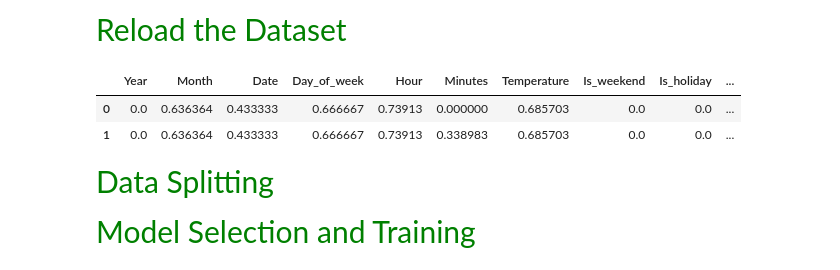
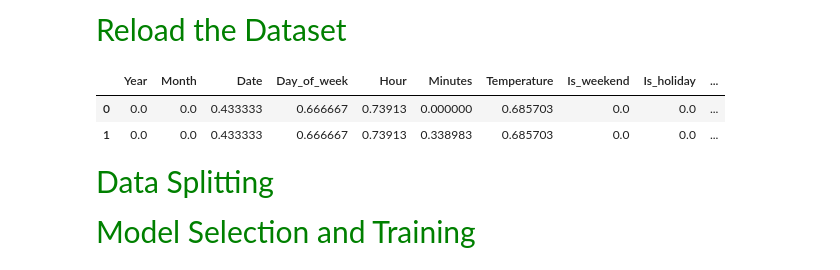
Before and after one commit to Janengethe/DS_ML_Final_Project, a Jupyter notebook: Crowdedness_at_Campus_Gym.ipynb, the cells around one changed output. Drawn from its saved outputs; the diff is of its cells as text; code cells hidden in the pictures.

```diff
--- a/Crowdedness_at_Campus_Gym.ipynb
+++ b/Crowdedness_at_Campus_Gym.ipynb
@@ -254,9 +339,9 @@ data.to_csv("newdf.csv", index=False)
 # %% [markdown]
 <span style="font-size: 30px; color: Green">Reload the Dataset</span>
 # %%
-df = pd.read_csv("newdf.csv")
+df = pd.read_csv("final_df.csv")
 df.head(2)
 # %% [output]
 |  | Year | Month | Date | Day_of_week | Hour | Minutes | Temperature | Is_weekend | Is_holiday | ... |
-| 0 | 0.0 | 0.636364 | 0.433333 | 0.666667 | 0.73913 | 0.000000 | 0.685703 | 0.0 | 0.0 | ... |
-| 1 | 0.0 | 0.636364 | 0.433333 | 0.666667 | 0.73913 | 0.338983 | 0.685703 | 0.0 | 0.0 | ... |
+| 0 | 0.0 | 0.0 | 0.433333 | 0.666667 | 0.73913 | 0.000000 | 0.685703 | 0.0 | 0.0 | ... |
+| 1 | 0.0 | 0.0 | 0.433333 | 0.666667 | 0.73913 | 0.338983 | 0.685703 | 0.0 | 0.0 | ... |
```
Also changed, not shown: parts of 27 cells of this notebook, 2 other files.
